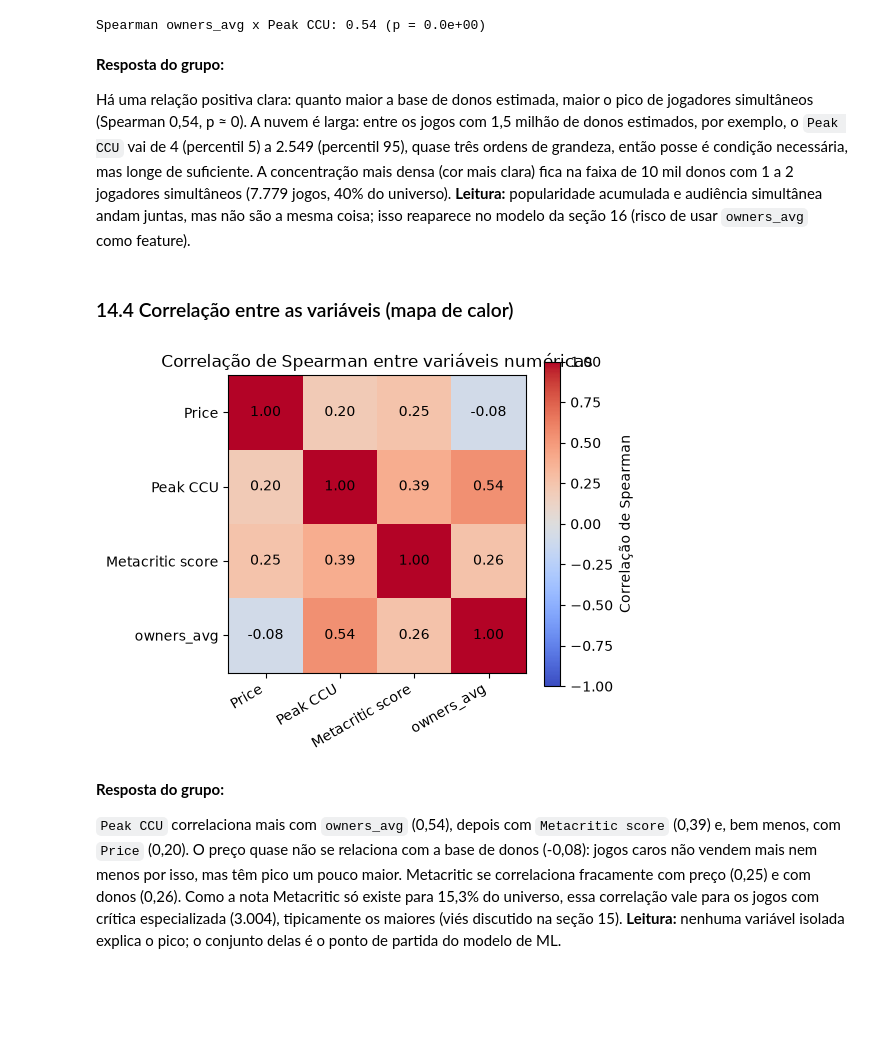
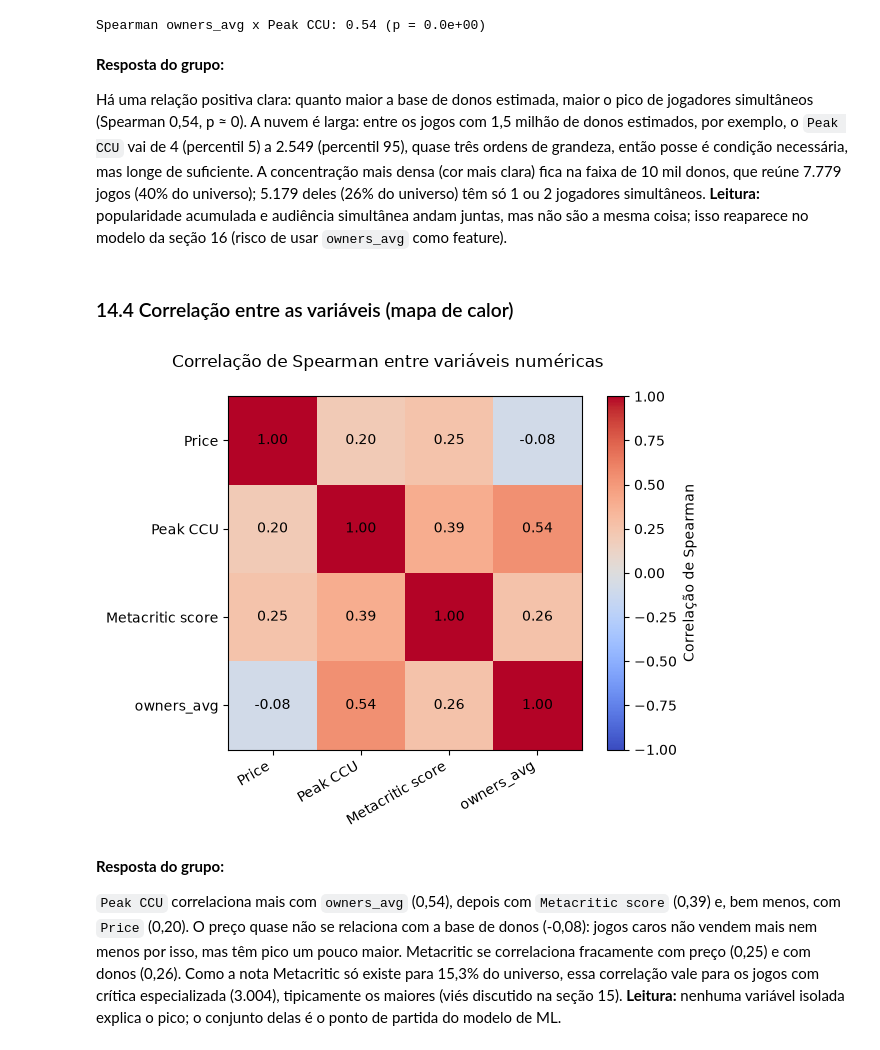
Before and after one commit to LucasStop/pjbl-steam-analytics, a Jupyter notebook: Notebooks/projeto_data_analytics.ipynb, the cells around one changed output. Saved outputs shown, nothing was run; the diff lists cells and outputs as text; code cells hidden in the pictures; blank space fills up the shorter version.

```diff
--- a/Notebooks/projeto_data_analytics.ipynb
+++ b/Notebooks/projeto_data_analytics.ipynb
@@ -651,24 +659,24 @@ Spearman owners_avg x Peak CCU: 0.54 (p = 0.0e+00)
 # %% [markdown]
 **Resposta do grupo:**
 
-Há uma relação positiva clara: quanto maior a base de donos estimada, maior o pico de jogadores simultâneos (Spearman 0,54, p ≈ 0). A nuvem é larga: entre os jogos com 1,5 milhão de donos estimados, por exemplo, o `Peak CCU` vai de 4 (percentil 5) a 2.549 (percentil 95), quase três ordens de grandeza, então posse é condição necessária, mas longe de suficiente. A concentração mais densa (cor mais clara) fica na faixa de 10 mil donos com 1 a 2 jogadores simultâneos (7.779 jogos, 40% do universo). **Leitura:** popularidade acumulada e audiência simultânea andam juntas, mas não são a mesma coisa; isso reaparece no modelo da seção 16 (risco de usar `owners_avg` como feature).
+Há uma relação positiva clara: quanto maior a base de donos estimada, maior o pico de jogadores simultâneos (Spearman 0,54, p ≈ 0). A nuvem é larga: entre os jogos com 1,5 milhão de donos estimados, por exemplo, o `Peak CCU` vai de 4 (percentil 5) a 2.549 (percentil 95), quase três ordens de grandeza, então posse é condição necessária, mas longe de suficiente. A concentração mais densa (cor mais clara) fica na faixa de 10 mil donos, que reúne 7.779 jogos (40% do universo); 5.179 deles (26% do universo) têm só 1 ou 2 jogadores simultâneos. **Leitura:** popularidade acumulada e audiência simultânea andam juntas, mas não são a mesma coisa; isso reaparece no modelo da seção 16 (risco de usar `owners_avg` como feature).
 # %% [markdown]
 ### 14.4 Correlação entre as variáveis (mapa de calor)
 # %%
 corr = com_ccu[variaveis].corr(method="spearman")
-fig, eixo = plt.subplots(figsize=(5.5, 4.5))
+fig, eixo = plt.subplots(figsize=(6.5, 5))
 imagem = eixo.imshow(corr, cmap="coolwarm", vmin=-1, vmax=1)
 eixo.set_xticks(range(len(variaveis)), variaveis, rotation=30, ha="right")
 eixo.set_yticks(range(len(variaveis)), variaveis)
 for i in range(len(variaveis)):
     for j in range(len(variaveis)):
         eixo.text(j, i, f"{corr.iloc[i, j]:.2f}", ha="center", va="center")
 fig.colorbar(imagem, label="Correlação de Spearman")
-eixo.set_title("Correlação de Spearman entre variáveis numéricas")
+fig.suptitle("Correlação de Spearman entre variáveis numéricas")  # título na figura: no eixo ele invadia a barra de cores
 plt.tight_layout()
 plt.show()
 # %% [output]
-[figure, old version]
+[figure, new version]
 # %% [markdown]
 **Resposta do grupo:**
 
```
Also changed, not shown: parts of 3 cells of this notebook, 3 other files.
